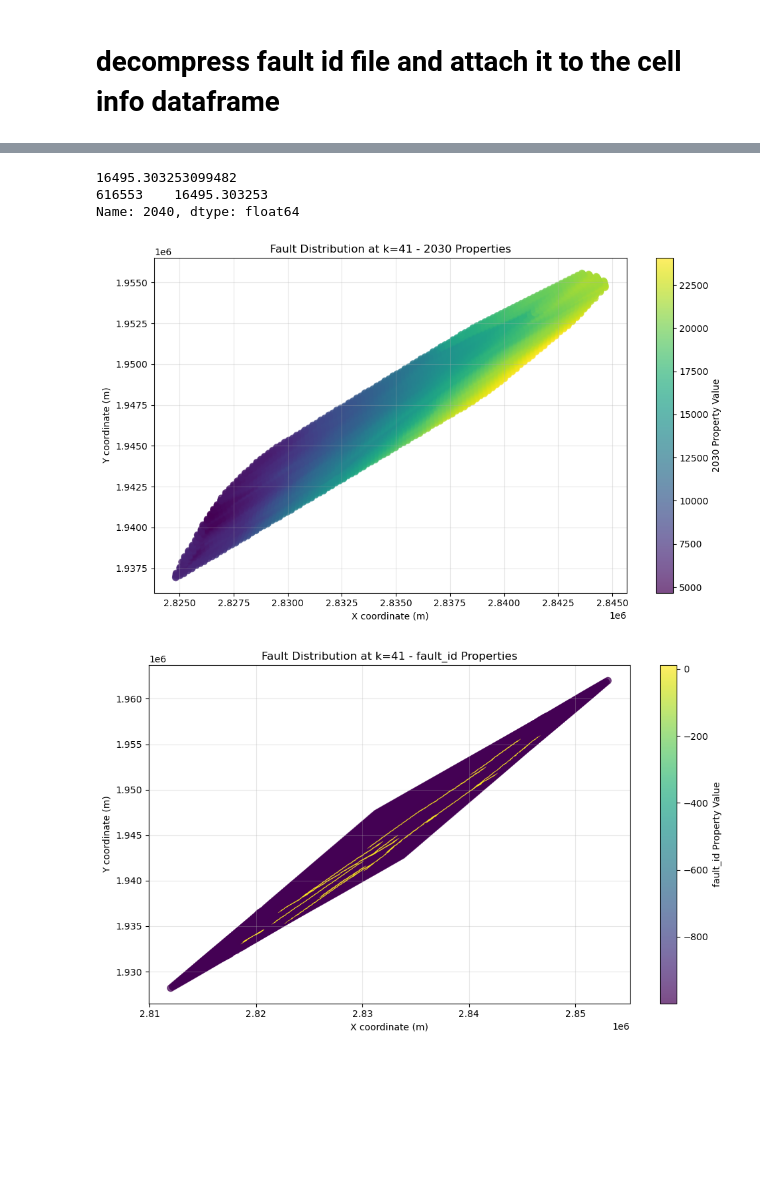
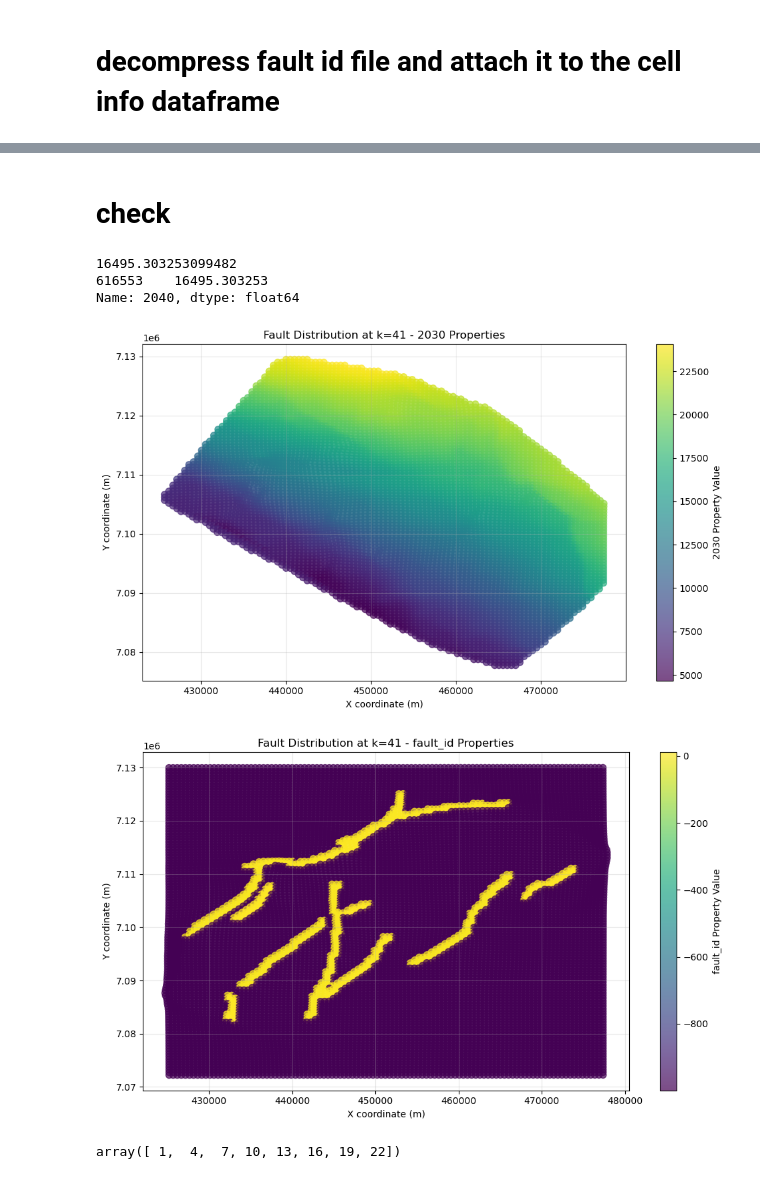
Before and after one commit to JihuiDing/postCMGsim, a Jupyter notebook: nb_main.ipynb, the cells around one changed output, grey strips where cells are left out. Saved outputs shown, nothing was run; the diff lists cells and outputs as text; code cells hidden in the pictures; blank space fills up the shorter version.

Commit message:
update coord ave and plots

```diff
--- a/nb_main.ipynb
+++ b/nb_main.ipynb
@@ -91,3 +79,5 @@ df_fault
+# %% [markdown]
+# check
 # %%
 import pandas as pd
 import numpy as np
@@ -134,26 +124,26 @@ plt.show()
 # %%
 from plot_fault_properties import plot_fault_distribution_2d_matplotlib
 
 # Matplotlib version (non-interactive)
 fig2 = plot_fault_distribution_2d_matplotlib(
-    fault_table_path='data/case1_pres_fault_table.csv',
+    fault_table_path='results/case1_fault_table.csv',
     k_layer=41,
     year_column='2030',
     figsize=(10, 6)  # Wider plot
 )
 fig2.show()
 
 # Matplotlib version (non-interactive)
 fig3 = plot_fault_distribution_2d_matplotlib(
-    fault_table_path='data/case1_pres_fault_table.csv',
+    fault_table_path='results/case1_fault_table.csv',
     k_layer=41,
     year_column='fault_id',
     figsize=(10, 6)  # Wider plot
 )
 fig3.show()
 # %% [output]
-[figure, old version]
+[figure, new version]
-[figure, old version]
+[figure, new version]
 # %%
 from plot_fault_properties import plot_fault_properties_interactive
 import matplotlib.pyplot as plt
@@ -173,3 +163,11 @@ fig.show()
 #     year_columns=['2030', '2040', '2050', '2060', '2550', '3050']
 # )
 # plt.show()
+# %%
+import numpy as np
+
+arr= np.arange(1,25)
+mean4 = arr[0::4].mean()
+arr[0::3]
+# %% [output]
+array([ 1,  4,  7, 10, 13, 16, 19, 22])
```
Also changed, not shown: parts of 9 cells of this notebook, 3 other files.
